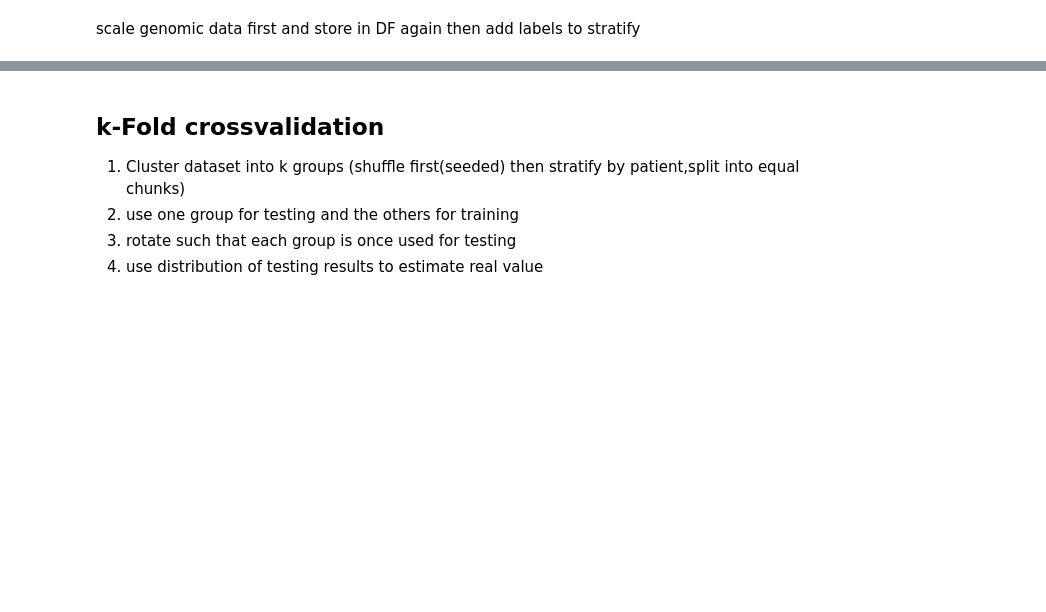
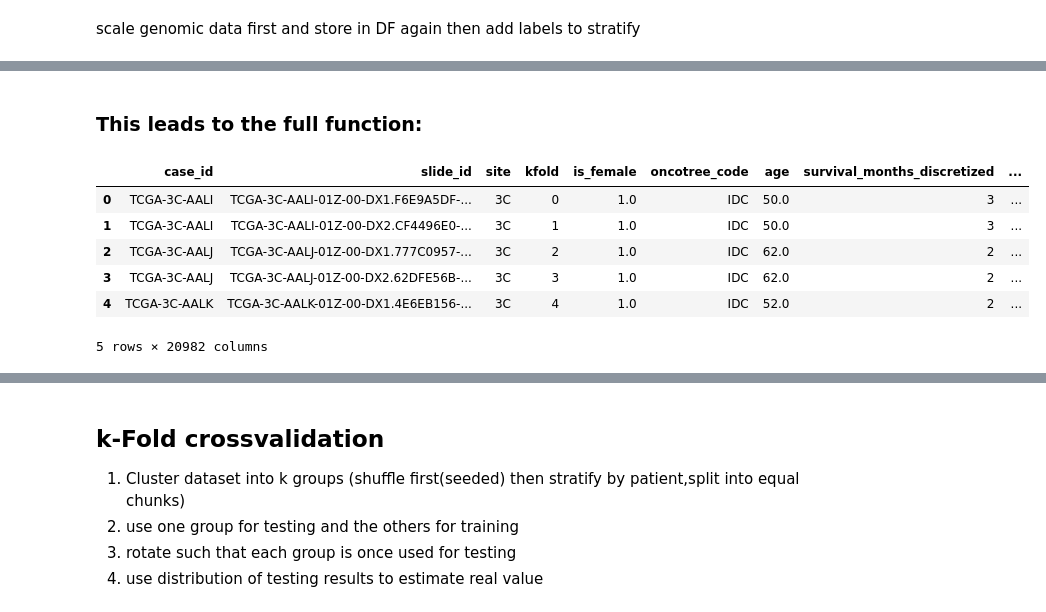
Before and after one commit to SeibelT/multimodal_survival_prediction, a Jupyter notebook: playground.ipynb, the cells around one changed output, grey strips where cells are left out. Cells and saved outputs as stored; diff of their text form; code cells hidden in the pictures; blank space fills up the shorter version.

```diff
--- a/playground.ipynb
+++ b/playground.ipynb
@@ -52,0 +71,2 @@ df.head()
+# %% [markdown]
+###  This leads to the full function:
@@ -52,0 +104,12 @@ df.head()
+# %%
+f_new = "data/tcga_brca_trainable.csv"
+df = pd.read_csv(f_new)
+df.head()
+# %% [output]
+|  | case_id | slide_id | site | kfold | is_female | oncotree_code | age | survival_months_discretized | ... |
+| 0 | TCGA-3C-AALI | TCGA-3C-AALI-01Z-00-DX1.F6E9A5DF-... | 3C | 0 | 1.0 | IDC | 50.0 | 3 | ... |
+| 1 | TCGA-3C-AALI | TCGA-3C-AALI-01Z-00-DX2.CF4496E0-... | 3C | 1 | 1.0 | IDC | 50.0 | 3 | ... |
+| 2 | TCGA-3C-AALJ | TCGA-3C-AALJ-01Z-00-DX1.777C0957-... | 3C | 2 | 1.0 | IDC | 62.0 | 2 | ... |
+| 3 | TCGA-3C-AALJ | TCGA-3C-AALJ-01Z-00-DX2.62DFE56B-... | 3C | 3 | 1.0 | IDC | 62.0 | 2 | ... |
+| 4 | TCGA-3C-AALK | TCGA-3C-AALK-01Z-00-DX1.4E6EB156-... | 3C | 4 | 1.0 | IDC | 52.0 | 2 | ... |
+5 rows × 20982 columns
```
Also changed, not shown: parts of 21 cells of this notebook, 4 other files.
